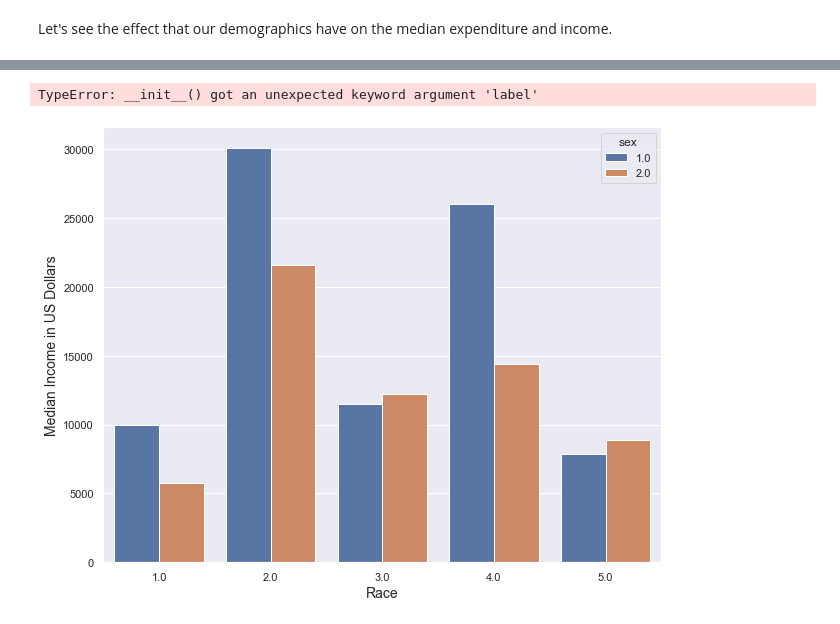
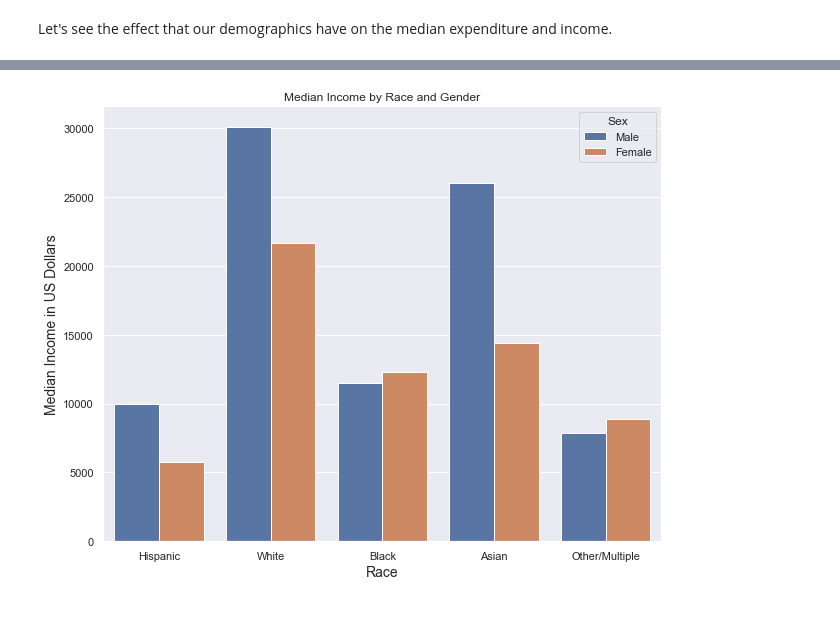
Before and after one commit to malmuntazarharris/medical-expenditure-prediction, a Jupyter notebook: EDA_and_Feature_Engineering.ipynb, the cells around one changed output, grey strips where cells are left out. Cells and saved outputs as stored; diff of their text form; code cells hidden in the pictures.

```diff
--- a/EDA_and_Feature_Engineering.ipynb
+++ b/EDA_and_Feature_Engineering.ipynb
@@ -196,14 +203,15 @@ df_race_median = df_race_median.reset_index()
 # %%
 plt.figure(figsize=(10, 8))
-sns.barplot(x='race',
+fig = sns.barplot(x='race',
     y='median_income',
     data=df_race_median,
     hue='sex',
     ci=None )
 plt.ylabel("Median Income in US Dollars", size=14)
 plt.xlabel("Race", size=14)
-plt.legend(label = ['Male', 'Female'])
+plt.legend(title='Sex', labels=['Male', 'Female'])
+plt.title(label = "Median Income by Race and Gender")
+fig.set_xticklabels(labels = ["Hispanic", "White", "Black","Asian", "Other/Multiple"])
 plt.show()
 # %% [output]
-TypeError: __init__() got an unexpected keyword argument 'label'
-[figure, old version]
+[figure, new version]
```
Also changed, not shown: parts of 6 cells of this notebook.
